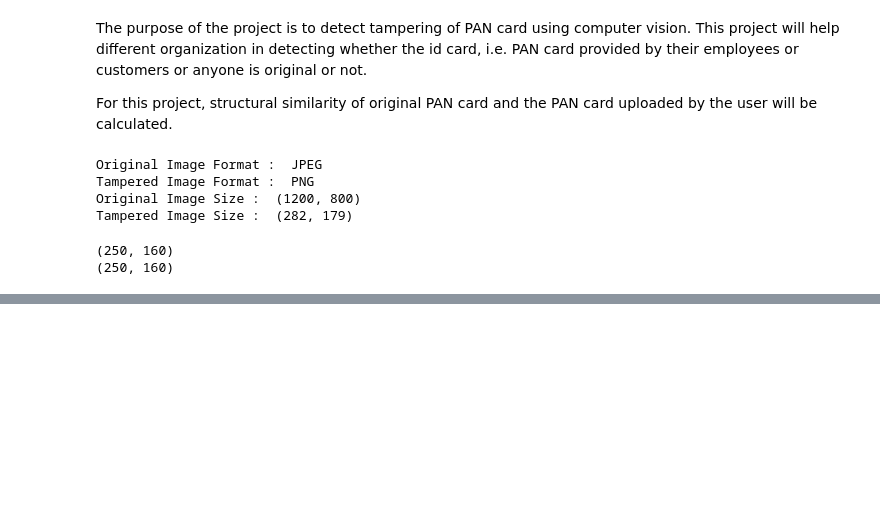
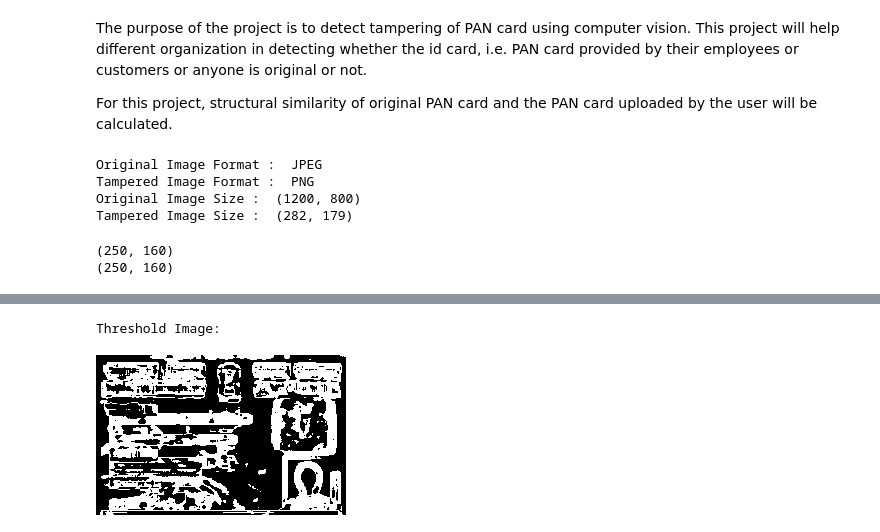
Before and after one commit to Shamiur777/PAN-Card-Tampering-Detection, a Jupyter notebook: PAN_Card_Tampering_Detection.ipynb, the cells around one changed output, grey strips where cells are left out. Drawn from its saved outputs; the diff is of its cells as text; code cells hidden in the pictures; blank space fills up the shorter version.

```diff
--- a/PAN_Card_Tampering_Detection.ipynb
+++ b/PAN_Card_Tampering_Detection.ipynb
@@ -43,0 +64,6 @@ print(tampered.size)
+# %%
+# Determining threshold and contours
+
+thres = cv2.threshold(diff, 0, 255, cv2.THRESH_BINARY_INV | cv2.THRESH_OTSU)[1]
+cnts = cv2.findContours(thres.copy(), cv2.RETR_EXTERNAL, cv2.CHAIN_APPROX_SIMPLE)
+cnts = imutils.grab_contours(cnts)
@@ -43,0 +105,7 @@ print(tampered.size)
+# %%
+# Displaying threshold image with white
+print('Threshold Image: ')
+Image.fromarray(thres)
+# %% [output]
+Threshold Image:
+[figure, added]
```
Also changed, not shown: parts of 12 cells of this notebook, 2 other files.
